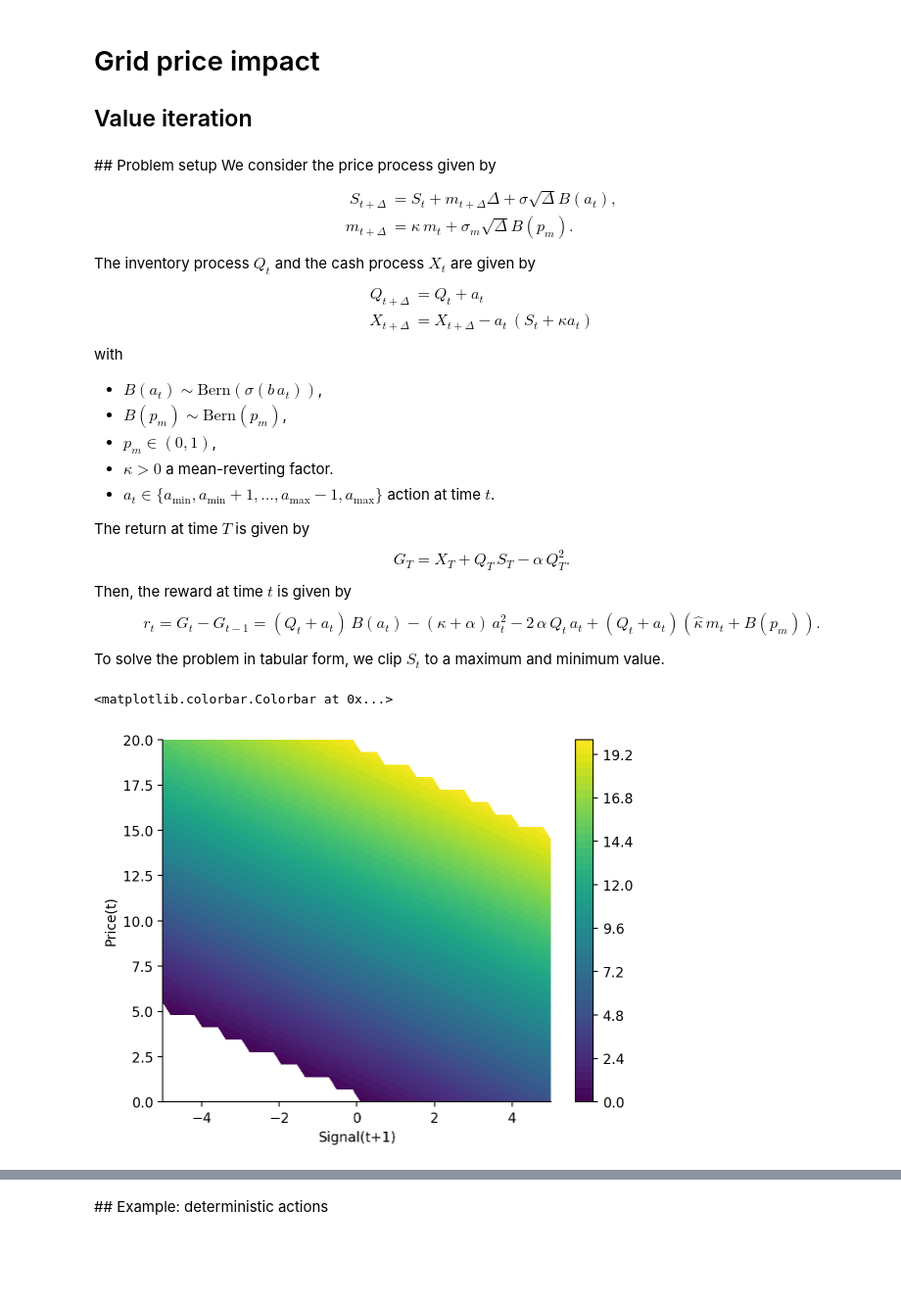
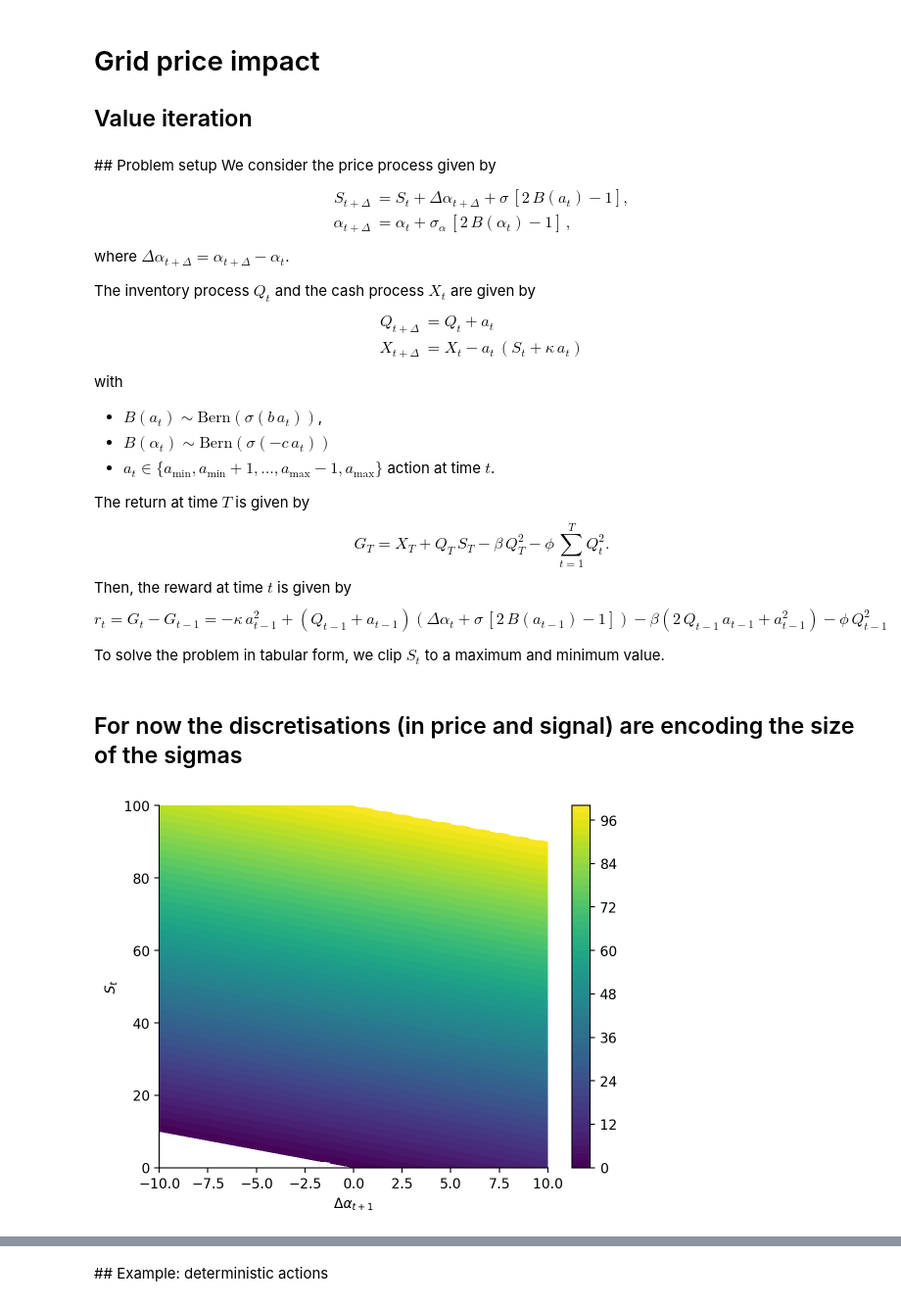
Before and after one commit to sapienzaio/online-ml-finance, a Jupyter notebook: 06-reinforcement-learning/price-impact-signal.ipynb, the cells around one changed output, grey strips where cells are left out. Shown at 98% size. Drawn from its saved outputs; the diff is of its cells as text; code cells hidden in the pictures; blank space fills up the shorter version.

```diff
--- a/06-reinforcement-learning/price-impact-signal.ipynb
+++ b/06-reinforcement-learning/price-impact-signal.ipynb
@@ -21,64 +24,65 @@ sns.set_palette("colorblind")
 We consider the price process given by
 $$
 \begin{aligned}
-    S_{t+\Delta} &= S_{t} + m_{t+\Delta}\Delta + \sigma\sqrt{\Delta}B(a_t),\\
-    m_{t+\Delta} &= \kappa\,m_t + \sigma_m\sqrt{\Delta}B(p_m).
+    S_{t+\Delta} &= S_{t} + \Delta\alpha_{t+\Delta} + \sigma\,[2\,B(a_t) - 1],\\
+    \alpha_{t+\Delta} &= \alpha_t +  \sigma_\alpha\,[2\,B(\alpha_t)-1]\,,
 \end{aligned}
 $$
+where $\Delta \alpha_{t+\Delta} =  \alpha_{t+\Delta} - \alpha_t$.
+
 The inventory process $Q_t$ and the cash process $X_t$ are given by
 $$
 \begin{aligned}
     Q_{t+\Delta} &= Q_t + a_t\\
-    X_{t+\Delta} &= X_{t+\Delta} - a_t\,(S_t + \kappa a_t)
+    X_{t+\Delta} &= X_{t} - a_t\,(S_t + \kappa\, a_t)
 \end{aligned}
 $$
 with
 * $B(a_t) \sim \mathrm{Bern}(\sigma(b\,a_t))$,
-* $B(p_m) \sim \mathrm{Bern}(p_m)$,
-* $p_m \in (0,1)$,
-* $\kappa > 0$ a mean-reverting factor.
+* $B(\alpha_t) \sim \mathrm{Bern}(\sigma(-c\,a_t))$
 * $a_t\in \{a_\text{min}, a_\text{min} + 1, \ldots, a_\text{max} - 1, a_\text{max}\}$ action at time $t$.
 
 The return at time $T$ is given by
 $$
-    G_T = X_T + Q_T\,S_T - \alpha\,Q_T^2.
+    G_T = X_T + Q_T\,S_T - \beta\,Q_T^2 - \phi\,\sum_{t=1}^{T}Q^2_t.
 $$
 Then, the reward at time $t$ is given by
 $$
-    r_t = G_{t} - G_{t-1} =
-    (Q_t + a_t)\, B(a_t) - (\kappa + \alpha)\,a^2_t - 2\,\alpha\,Q_t\,a_t + (Q_t + a_t)(\hat\kappa\,m_t + B(p_m)).
+    r_t = G_{t} - G_{t-1}  = - \kappa\,a^2_{t-1} + (Q_{t-1}+a_{t-1})\left(\Delta\alpha_{t}+ \sigma\,[2\,B(a_{t-1}) -1 ]\right) -
+    \beta\left(2\,Q_{t-1}\,a_{t-1} + a^2_{t-1}\right) - \phi\,Q^2_{t-1}
 $$
 
 
 To solve the problem in tabular form, we clip $S_t$ to a maximum and minimum value.
 # %%
-MAX_PRICE = 20 # price in [0, MAX_PRICE]
-MAX_INVENTORY = 50 # max inventory per side
-MAX_CASH = 50 # max cash per side
-MAX_ACTION = 20 # max buy and sell
-DISCOUNT = 0.9
-MAX_SIGNAL = 5 # max value of signal per side
+MAX_PRICE = 100 # price in [0, MAX_PRICE]
+MAX_SIGNAL = 10 # max value of signal per side
+MAX_INVENTORY = 10 # max inventory per side
+MAX_ACTION = 10 # max buy and sell
+DISCOUNT = 0.7
 # %%
 np.set_printoptions(linewidth=120, precision=4)
+# %% [markdown]
+## For now the discretisations (in price and signal) are encoding the size of the sigmas
 # %%
-n_bins_signal = 50
-n_bins_price = 30
+n_bins_signal = 101
+n_bins_price = 501
 bins_signal = np.linspace(-MAX_SIGNAL, MAX_SIGNAL, n_bins_signal)
 bins_price = np.linspace(0, MAX_PRICE, n_bins_price)
 
+sigma_alpha = bins_signal[1] - bins_signal[0]
+sigma = bins_price[1] - bins_price[0]
+
 lattice_price = (bins_signal[None, :] + bins_price[:, None])
-# bins_price = np.sort(lattice_price.ravel())
-# bins_price = bins_price[(bins_price >= 0) * (bins_price <= MAX_PRICE)]
-
 lattice_price[np.where((lattice_price < 0) | (lattice_price > MAX_PRICE))] = np.nan
 # %%
 plt.contourf(bins_signal, bins_price, lattice_price, levels=50)
-plt.ylabel("Price(t)")
-plt.xlabel("Signal(t+1)")
+plt.ylabel(r"$S_t$")
+plt.xlabel(r"$\Delta \alpha_{t+1}$")
 plt.colorbar()
+plt.show()
 # %% [output]
-<matplotlib.colorbar.Colorbar at 0x...>
-[figure, old version]
+[figure, new version]
 # %%
 @njit
 def sigmoid(z): return 1 / (1 + np.exp(-z))
```
Also changed, not shown: parts of 39 cells of this notebook.
